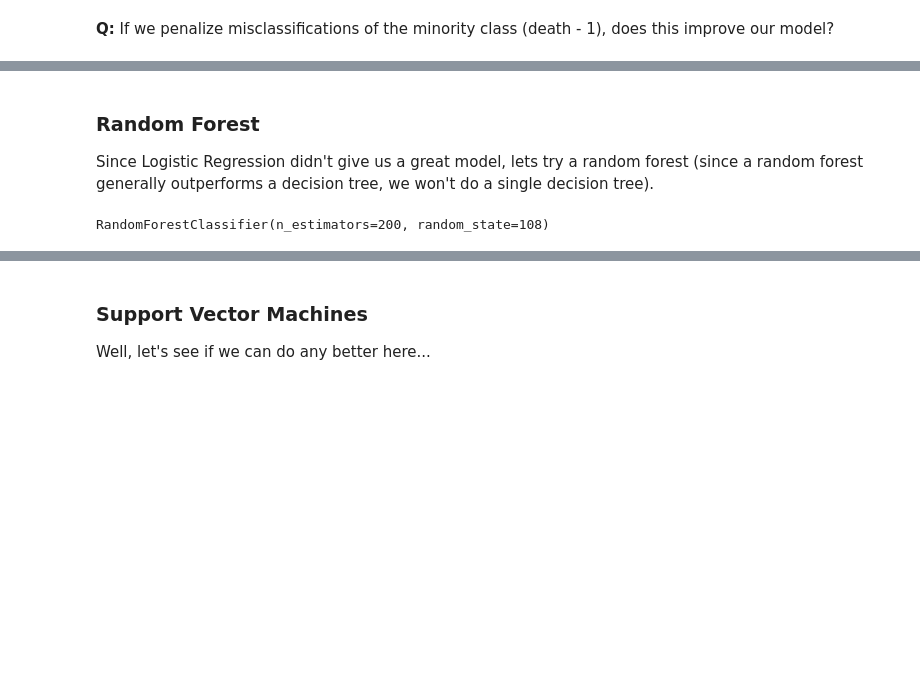
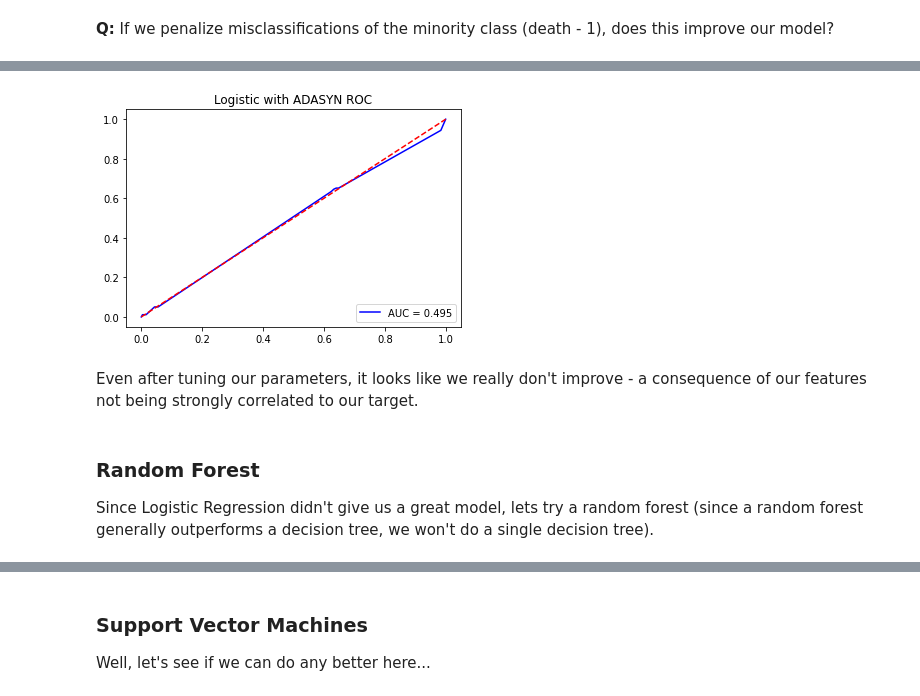
Before and after one commit to kristinamb15/horror-project, a Jupyter notebook: notebooks/a_and_v.ipynb, the cells around one changed output, grey strips where cells are left out. Cells and saved outputs as stored; diff of their text form; code cells hidden in the pictures; blank space fills up the shorter version.

```diff
--- a/notebooks/a_and_v.ipynb
+++ b/notebooks/a_and_v.ipynb
@@ -460,0 +663,9 @@ f.suptitle('Reciver Operating Curves (ROC)', fontsize=16);
+# %%
+# Instantiate model based on best parameters
+lrg = LogisticRegression(C=0.1, class_weight={0: 0.5, 1: 0.5}, penalty='l2', solver='newton-cg')
+
+# Train using cross-validation
+lrg_results = cv_train(lrg, X_train_ad, y_train_ad)
+
+# View results
+lrg_results
@@ -461,3 +708,10 @@ f.suptitle('Reciver Operating Curves (ROC)', fontsize=16);
+# %%
+lrg_auc, lrg_fpr, lrg_tpr = get_roc(lrg)
+plot_roc(plt, lrg_fpr, lrg_tpr, lrg_auc, 'Logistic with ADASYN ROC', 'b')
+# %% [output]
+[figure, added]
+# %% [markdown]
+Even after tuning our parameters, it looks like we really don't improve - a consequence of our features not being strongly correlated to our target.
 # %% [markdown]
 ### Random Forest
 
@@ -470,5 +720,0 @@ rfc = RandomForestClassifier(n_estimators=200, random_state=108)
-# %%
-# Fit model
-rfc.fit(X_train, y_train)
-# %% [output]
-RandomForestClassifier(n_estimators=200, random_state=108)
```
Also changed, not shown: parts of 60 cells of this notebook.
